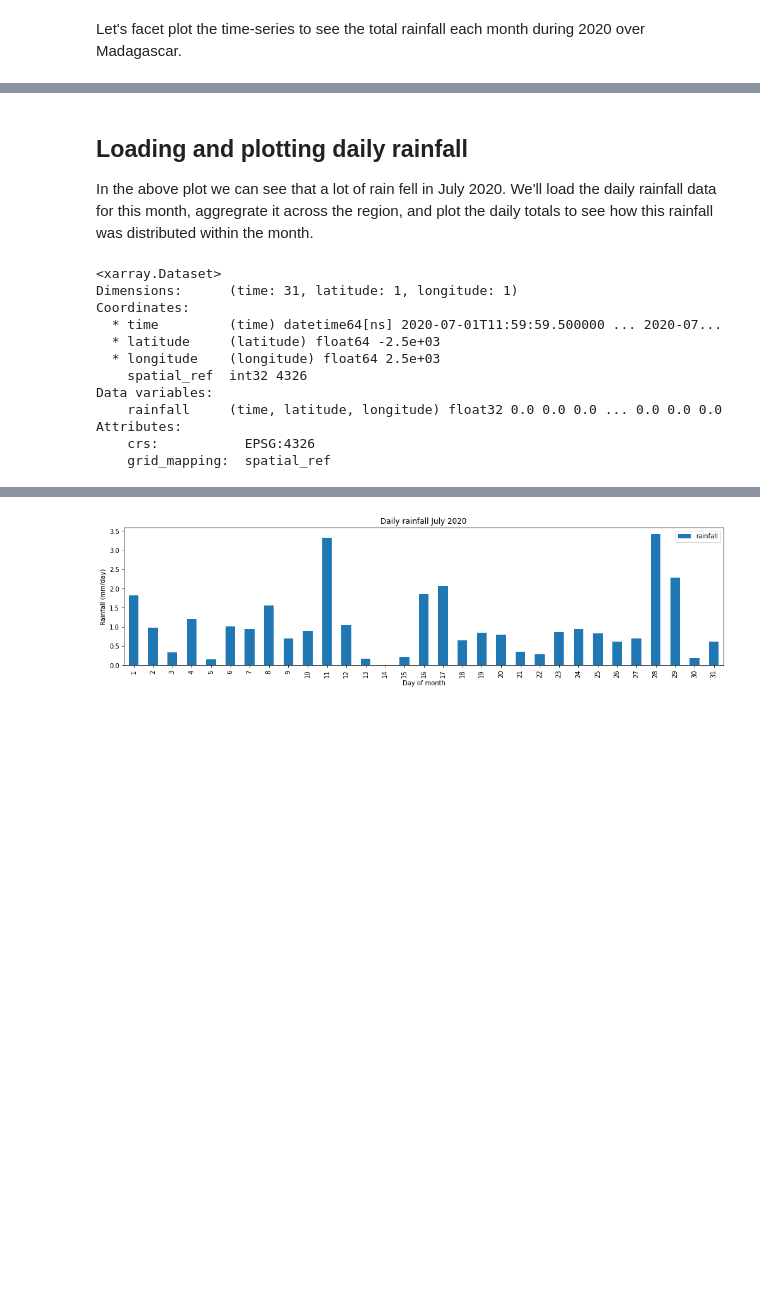
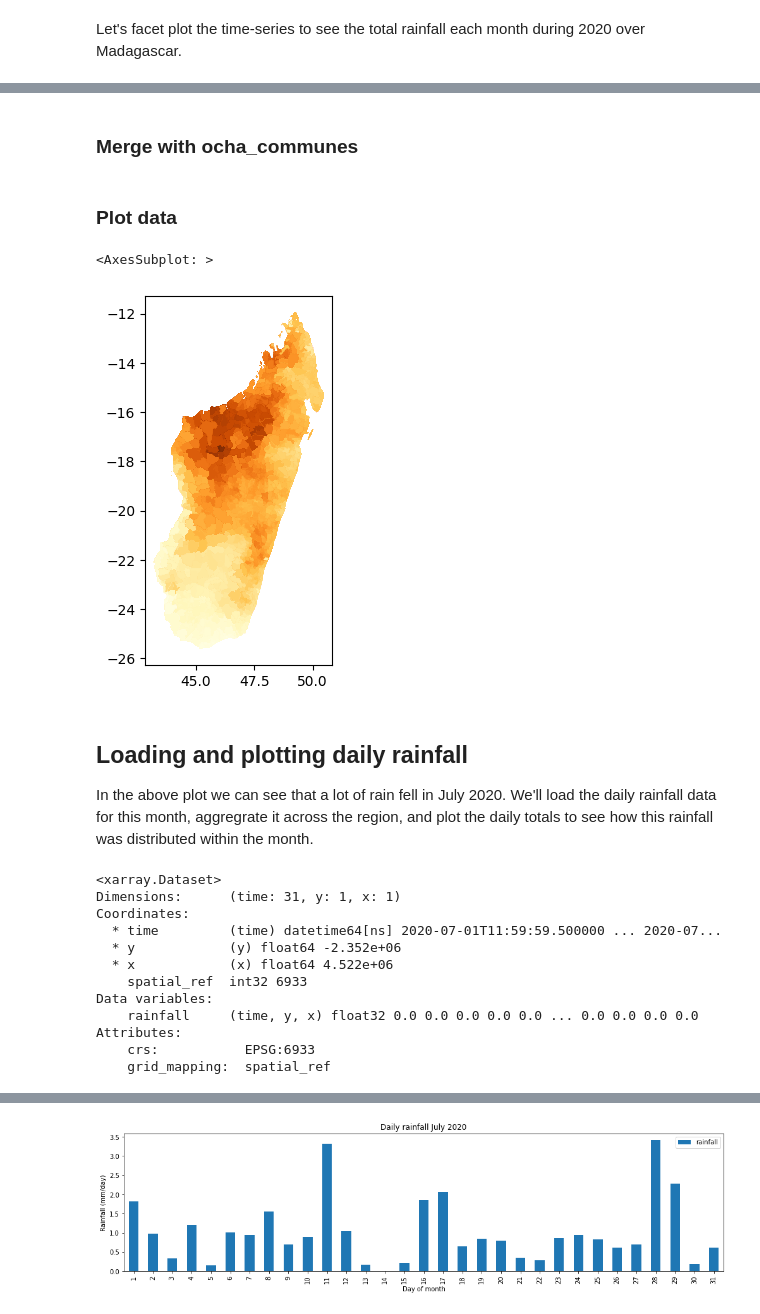
Before and after one commit to famenontsoa/deafrica-sandbox-notebooks, a Jupyter notebook: Datasets/Rainfall_CHIRPS.ipynb, the cells around one changed output, grey strips where cells are left out. Cells and saved outputs as stored; diff of their text form; code cells hidden in the pictures; blank space fills up the shorter version.

```diff
--- a/Datasets/Rainfall_CHIRPS.ipynb
+++ b/Datasets/Rainfall_CHIRPS.ipynb
@@ -164,3 +151,28 @@ ds_rf_month["rainfall"].plot.imshow(col="time", col_wrap=6, cmap="YlGnBu", label
+# %% [markdown]
+### Merge with ocha_communes
+# %%
+# Read shapefiles
+# print(gdf)
+mscar_datacube = gpd.read_file('rainfall_chirps_monthly.shp')
+mscar_commune = gpd.read_file('ocha_commune.shp')
+
+# Bring the shapefiles into common cordinate system
+mscar_datacube = mscar_datacube.to_crs(mscar_commune.crs)
+
+# Merge/Combine multiple shapefiles into one
+# mscar = gpd.pd.concat([mscar_datacube, mscar_commune])
+mscar = gpd.sjoin(mscar_commune,mscar_datacube,predicate='intersects')
+# %% [markdown]
+### Plot data
+# %%
+#Export merged geodataframe into shapefile
+# mscar.to_file("mscar.shp")
+mscar.plot(column="attribute", cmap="YlOrBr")
+# mscar.plot.imshow(col='time', col_wrap=6, cmap='YlGnBu', label=False)
+# mscar.to_file("north_south_carolina.shp")
+# %% [output]
+<AxesSubplot: >
+[figure, added]
 # %% [markdown]
 ## Loading and plotting daily rainfall
 
@@ -169,8 +181,8 @@ In the above plot we can see that a lot of rain fell in July 2020. We'll load th
 ds_rf_daily = dc.load(
     product="rainfall_chirps_daily",
     time="2020-07",
-    y=lat_range,
-    x=lon_range,
+    y=lat,
+    x=lon,
     resolution=(-5000, 5000),
     output_crs=output_crs,
 )
@@ -178,16 +190,16 @@ ds_rf_daily = dc.load(
 print(ds_rf_daily)
 # %% [output]
 <xarray.Dataset>
-Dimensions:      (time: 31, latitude: 1, longitude: 1)
+Dimensions:      (time: 31, y: 1, x: 1)
 Coordinates:
   * time         (time) datetime64[ns] 2020-07-01T11:59:59.500000 ... 2020-07...
-  * latitude     (latitude) float64 -2.5e+03
-  * longitude    (longitude) float64 2.5e+03
-    spatial_ref  int32 4326
+  * y            (y) float64 -2.352e+06
+  * x            (x) float64 4.522e+06
+    spatial_ref  int32 6933
 Data variables:
-    rainfall     (time, latitude, longitude) float32 0.0 0.0 0.0 ... 0.0 0.0 0.0
+    rainfall     (time, y, x) float32 0.0 0.0 0.0 0.0 0.0 ... 0.0 0.0 0.0 0.0
 Attributes:
-    crs:           EPSG:4326
+    crs:           EPSG:6933
     grid_mapping:  spatial_ref
 # %%
 # set -9999 no-data values to NaN
```
Also changed, not shown: parts of 14 cells of this notebook, 23 other files.
